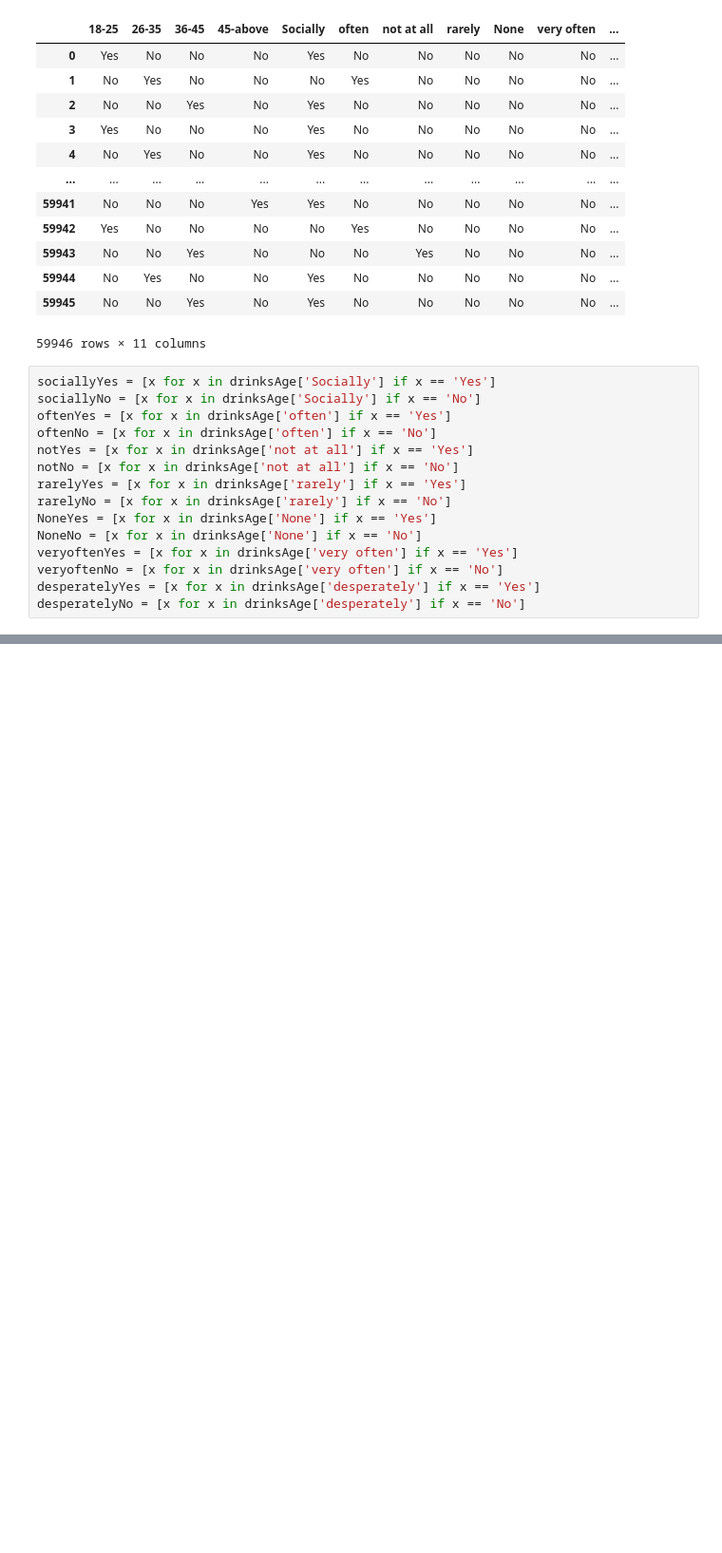
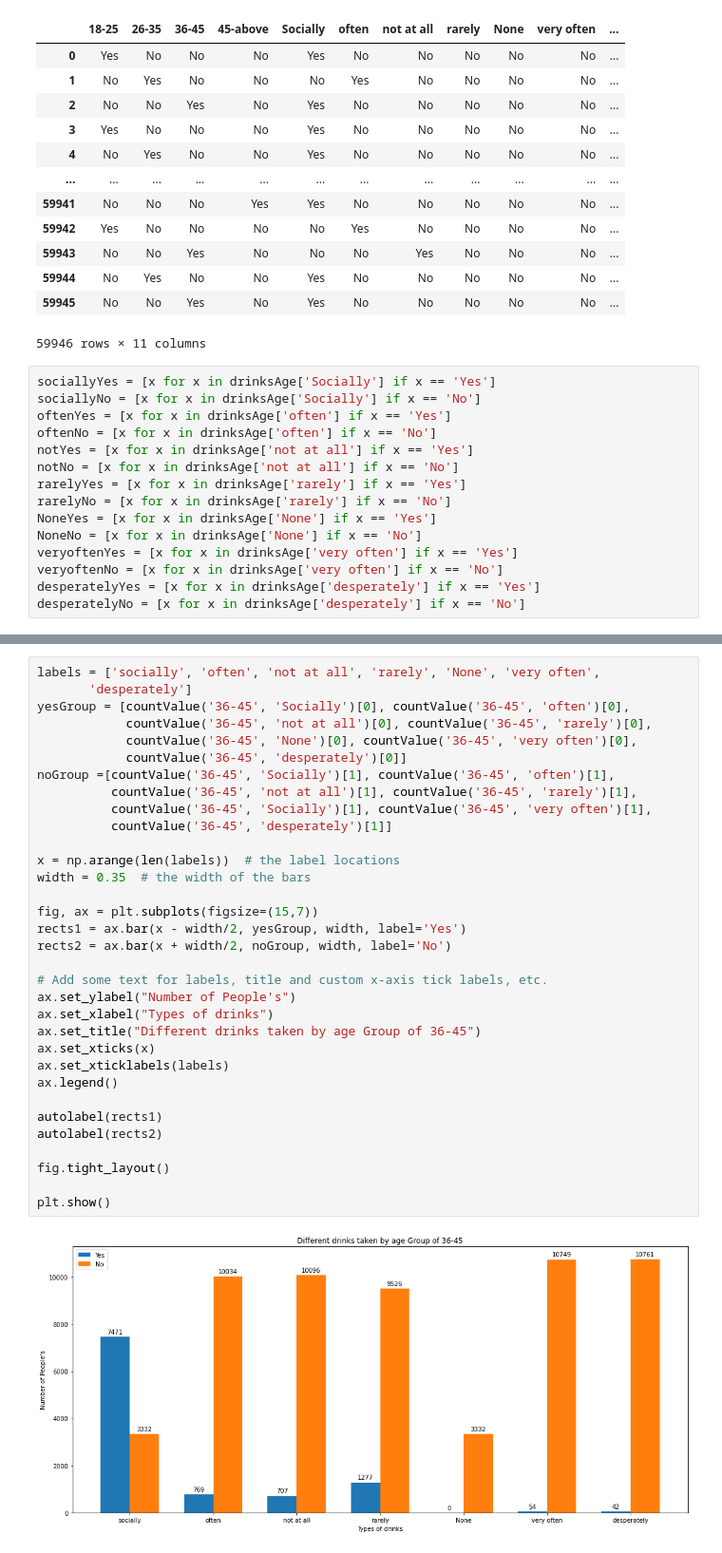
Before and after one commit to subhamyadav580/Data_analysis_of_dating_site_Dataset, a Jupyter notebook: dating_skeleton.ipynb, the cells around one changed output, grey strips where cells are left out. Shown: that part at 95% size. Drawn from its saved outputs; the diff is of its cells as text; blank space fills up the shorter version.

```diff
--- a/dating_skeleton.ipynb
+++ b/dating_skeleton.ipynb
@@ -305,0 +390,35 @@ array(['socially', 'often', 'not at all', 'rarely', None, 'very often',
+# %%
+labels = ['socially', 'often', 'not at all', 'rarely', 'None', 'very often',
+       'desperately']
+yesGroup = [countValue('36-45', 'Socially')[0], countValue('36-45', 'often')[0],
+            countValue('36-45', 'not at all')[0], countValue('36-45', 'rarely')[0],
+            countValue('36-45', 'None')[0], countValue('36-45', 'very often')[0],
+            countValue('36-45', 'desperately')[0]]
+noGroup =[countValue('36-45', 'Socially')[1], countValue('36-45', 'often')[1],
+          countValue('36-45', 'not at all')[1], countValue('36-45', 'rarely')[1],
+          countValue('36-45', 'Socially')[1], countValue('36-45', 'very often')[1],
+          countValue('36-45', 'desperately')[1]]
+
+x = np.arange(len(labels))  # the label locations
+width = 0.35  # the width of the bars
+
+fig, ax = plt.subplots(figsize=(15,7))
+rects1 = ax.bar(x - width/2, yesGroup, width, label='Yes')
+rects2 = ax.bar(x + width/2, noGroup, width, label='No')
+
+# Add some text for labels, title and custom x-axis tick labels, etc.
+ax.set_ylabel("Number of People's")
+ax.set_xlabel("Types of drinks")
+ax.set_title("Different drinks taken by age Group of 36-45")
+ax.set_xticks(x)
+ax.set_xticklabels(labels)
+ax.legend()
+
+autolabel(rects1)
+autolabel(rects2)
+
+fig.tight_layout()
+
+plt.show()
+# %% [output]
+[figure, added]
```
Also changed, not shown: parts of 8 cells of this notebook.
